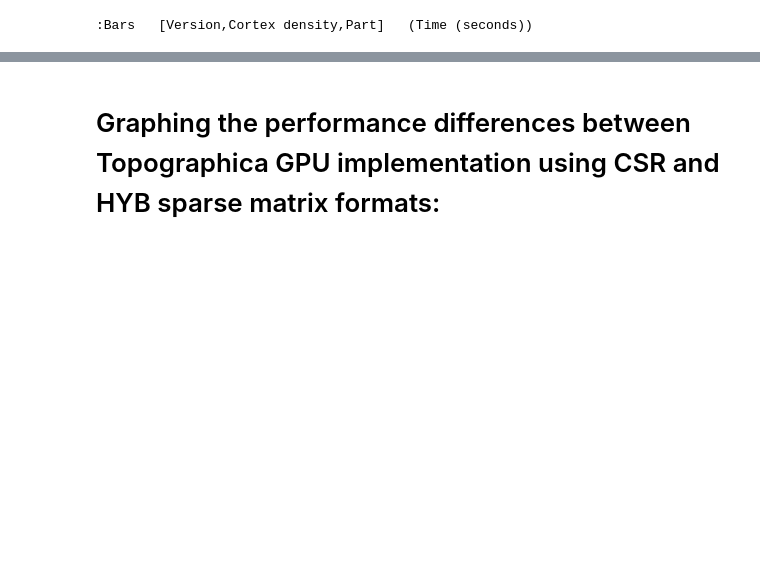
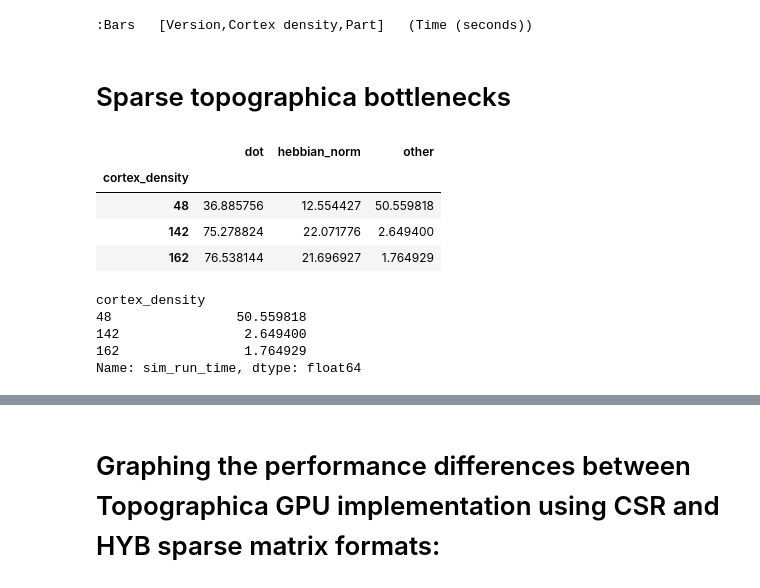
Before and after one commit to ioam/topographica, a Jupyter notebook: Benchmark_example.ipynb, the cells around one changed output, grey strips where cells are left out. Saved outputs shown, nothing was run; the diff lists cells and outputs as text; code cells hidden in the pictures; blank space fills up the shorter version.

Commit message:
Added unstyled graphs and other calculations for report figures

```diff
--- a/Benchmark_example.ipynb
+++ b/Benchmark_example.ipynb
@@ -43,15 +43,15 @@ def parse_timings(filename):
         raise Exception("The benchmark file %s has incorrect format" % filename)
     timing_m = [(float(t.split(':')[0]) * 60 + float(t.split(':')[1]) + float('0.' + t.split('.')[1]), float(u)) for t, u in timing_m]
 
-    result = {'topo_startup_time': timing_m[0][0], 'topo_startup_cpu': timing_m[0][1],
-              'sim_startup_time': timing_m[1][0] - timing_m[0][0], 'sim_startup_cpu': timing_m[1][1],
-              'sim_run_time': timing_m[-1][0] - timing_m[1][0],
-              'total_time': timing_m[-1][0], 'total_cpu': timing_m[-1][1]}
-
     p = param_m.groupdict()
     p['gpu'] = True if p['gpu'] == 'True' else False
     p['iterations'] = int(p['iterations'])
     p['cortex_density'] = float(p['cortex_density'])
+    result = {'topo_startup_time': timing_m[0][0], 'topo_startup_cpu': timing_m[0][1],
+              'sim_startup_time': timing_m[1][0] - timing_m[0][0], 'sim_startup_cpu': timing_m[1][1],
+              'sim_run_time': timing_m[-1][0] - timing_m[1][0],
+              'total_time': timing_m[-1][0], 'total_cpu': timing_m[-1][1],
+              'time_per_iteration': (timing_m[-1][0] - timing_m[1][0])/p['iterations']}
     result.update(host_m.groupdict())
     result.update(p)
     result.update(version_m.groupdict())
@@ -90,2 +90,4 @@ Bars([(k, constituents_traditional_vs_sparse.query('version == "%s" and cortex_d
 # %% [output]
 :Bars   [Version,Cortex density,Part]   (Time (seconds))
+# %% [markdown]
+# Sparse topographica bottlenecks
@@ -91,0 +96,30 @@ Bars([(k, constituents_traditional_vs_sparse.query('version == "%s" and cortex_d
+# %%
+versions = ['Sparse_topographica', 'Sparse_topographica_dot_only', 'Sparse_topographica_empty']
+timings = collected_timings.dframe.query('version in %s' % str(versions)).groupby(['version', 'cortex_density']).apply(np.mean)
+# %%
+learn_norm_time = timings['Sparse_topographica'] - timings['Sparse_topographica_dot_only']#.rename(columns={'sim_run_time': 'hebbian_norm'})
+dot_time = timings['Sparse_topographica_dot_only'] - timings['Sparse_topographica_empty']#.rename(columns={'sim_run_time': 'dot'})
+other_time = timings['Sparse_topographica'] - learn_norm_time - dot_time#.rename(columns={'sim_run_time': 'other'})
+
+learn_norm_time /= timings['Sparse_topographica'] * 0.01
+dot_time /= timings['Sparse_topographica'] * 0.01
+other_time /= timings['Sparse_topographica'] * 0.01
+
+
+bottlenecks = pandas.DataFrame({'hebbian_norm': learn_norm_time, 'dot': dot_time, 'other': other_time})
+# %%
+bottlenecks
+# %% [output]
+|  | dot | hebbian_norm | other |
+| cortex_density |  |  |  |
+| 48 | 36.885756 | 12.554427 | 50.559818 |
+| 142 | 75.278824 | 22.071776 | 2.649400 |
+| 162 | 76.538144 | 21.696927 | 1.764929 |
+# %%
+timings['Sparse_topographica_empty']/(timings['Sparse_topographica'] * 0.01)
+# %% [output]
+cortex_density
+48                50.559818
+142                2.649400
+162                1.764929
+Name: sim_run_time, dtype: float64
```
Also changed, not shown: parts of 21 cells of this notebook.
